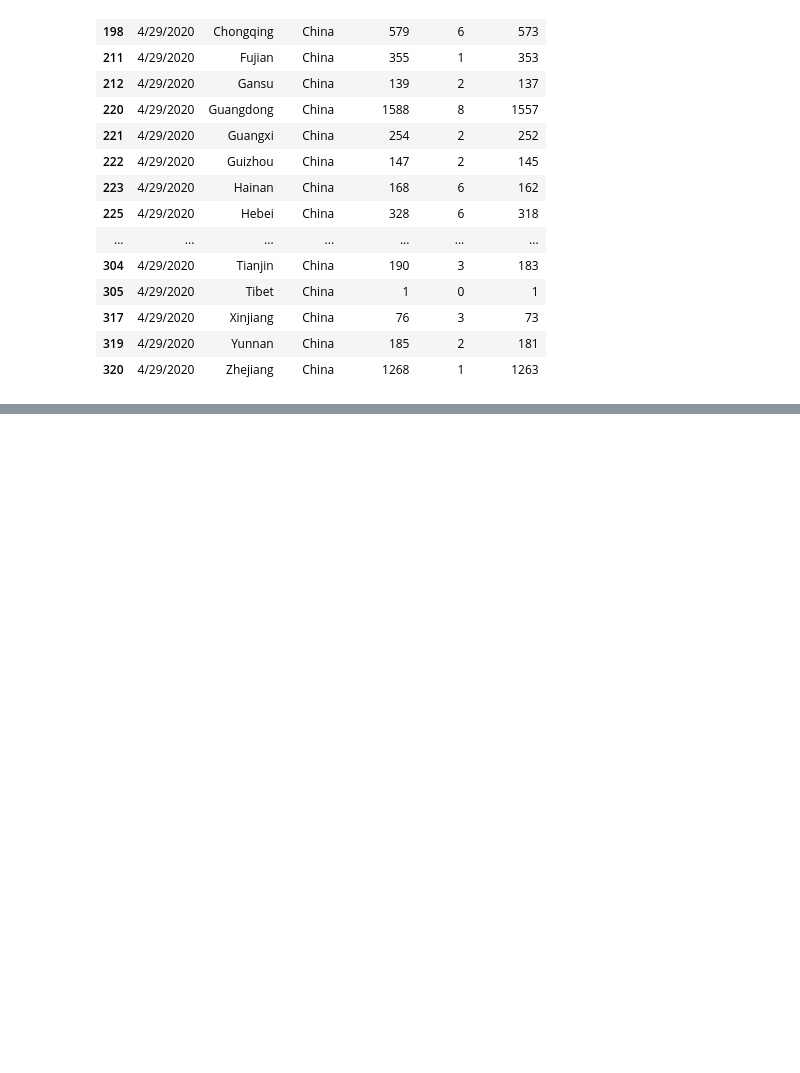
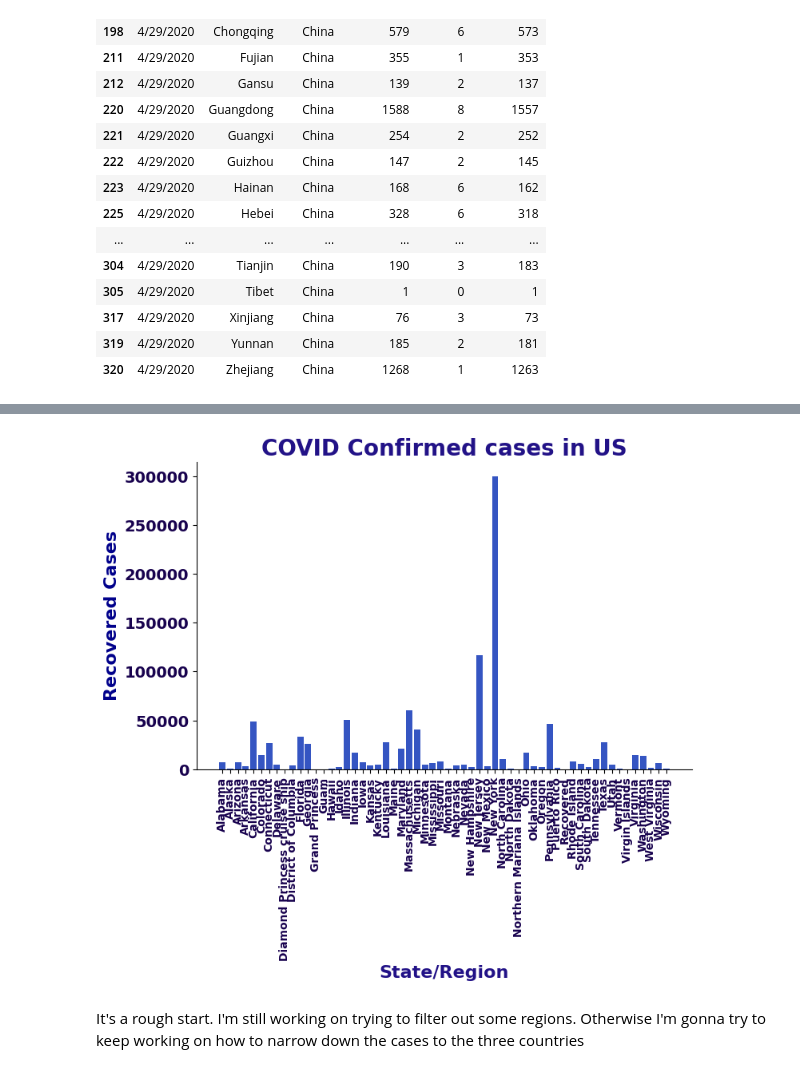
Before and after one commit to Bourne215/Capstone-Project, a Jupyter notebook: notebook/Capstone_Project(Rough Draft).ipynb, the cells around one changed output, grey strips where cells are left out. Drawn from its saved outputs; the diff is of its cells as text; code cells hidden in the pictures; blank space fills up the shorter version.

```diff
--- a/notebook/Capstone_Project(Rough Draft).ipynb
+++ b/notebook/Capstone_Project(Rough Draft).ipynb
@@ -241,0 +296,28 @@ filter3_df
+# %%
+plt.figure(figsize=(8,5))
+recover_cases = covid_df.groupby('Country')["Recovered"].sum().reset_index()
+filter_string = 'US'
+string_df = covid_df[covid_df['Country'] == filter_string]
+
+
+colors = ["red","orange","yellow","green","blue","purple"]
+
+ax = plt.gca()
+ax.spines['top'].set_visible(False)
+ax.spines['right'].set_visible(False)
+
+
+plt.bar(string_df['State'], string_df['Confirmed'],
+        color="#022BB3", linewidth=2,alpha=0.8)
+#plt.ylim(0, 13100)
+plt.title("COVID Confirmed cases in US", fontsize=20, fontweight="bold", color="#221287")
+plt.grid(True, which='minor',axis = 'y', color='black', linestyle='-', linewidth=0.5)
+plt.xlabel("State/Region", fontsize=16, fontweight="bold", color="#221287")
+plt.ylabel("Recovered Cases", fontsize=16, fontweight="bold", color="darkblue")
+plt.xticks(rotation=90, fontsize=10, fontweight="bold", color="#18024E")
+plt.yticks(fontsize=14, fontweight="bold", color="#18024E")
+plt.show()
+# %% [output]
+[figure, added]
+# %% [markdown]
+It's a rough start. I'm still working on trying to filter out some regions. Otherwise I'm gonna try to keep working on how to narrow down the cases to the three countries
```
Also changed, not shown: parts of 3 cells of this notebook.
